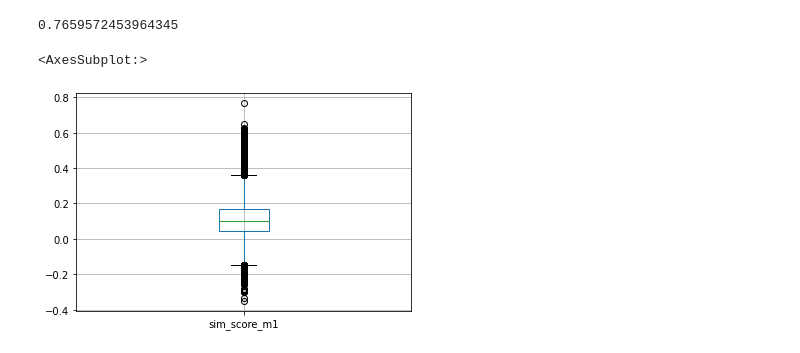
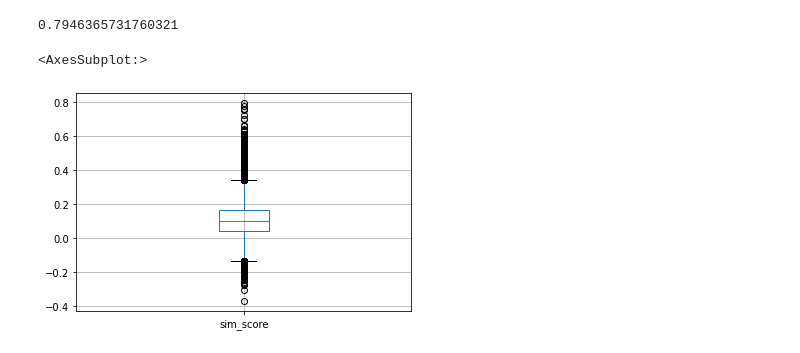
Before and after one commit to dumitrescustefan/dcnews-corpus, a Jupyter notebook: analysis/notebooks/metrics_checker.ipynb, the cells around one changed output. Drawn from its saved outputs; the diff is of its cells as text; code cells hidden in the pictures.

```diff
--- a/analysis/notebooks/metrics_checker.ipynb
+++ b/analysis/notebooks/metrics_checker.ipynb
@@ -3,5 +4,5 @@ import pandas as pd
 # %%
-all_data_df = pd.read_pickle('all_data_m1.pkl')
+all_data_df = pd.read_pickle('../all_data_sim_score_max_features_100000.pkl')
 # %%
 all_data_df.head()
 # %% [output]
@@ -14,9 +25,9 @@ all_data_df.head()
 # %%
-max(all_data_df.sim_score_m1)
+max(all_data_df.sim_score)
 # %% [output]
-0.7659572453964345
+0.7946365731760321
 # %%
-all_data_df.boxplot(column=['sim_score_m1'])
+all_data_df.boxplot(column=['sim_score'])
 # %% [output]
 <AxesSubplot:>
-[figure, old version]
+[figure, new version]
```
Also changed, not shown: parts of 7 cells of this notebook, 3 other files.
